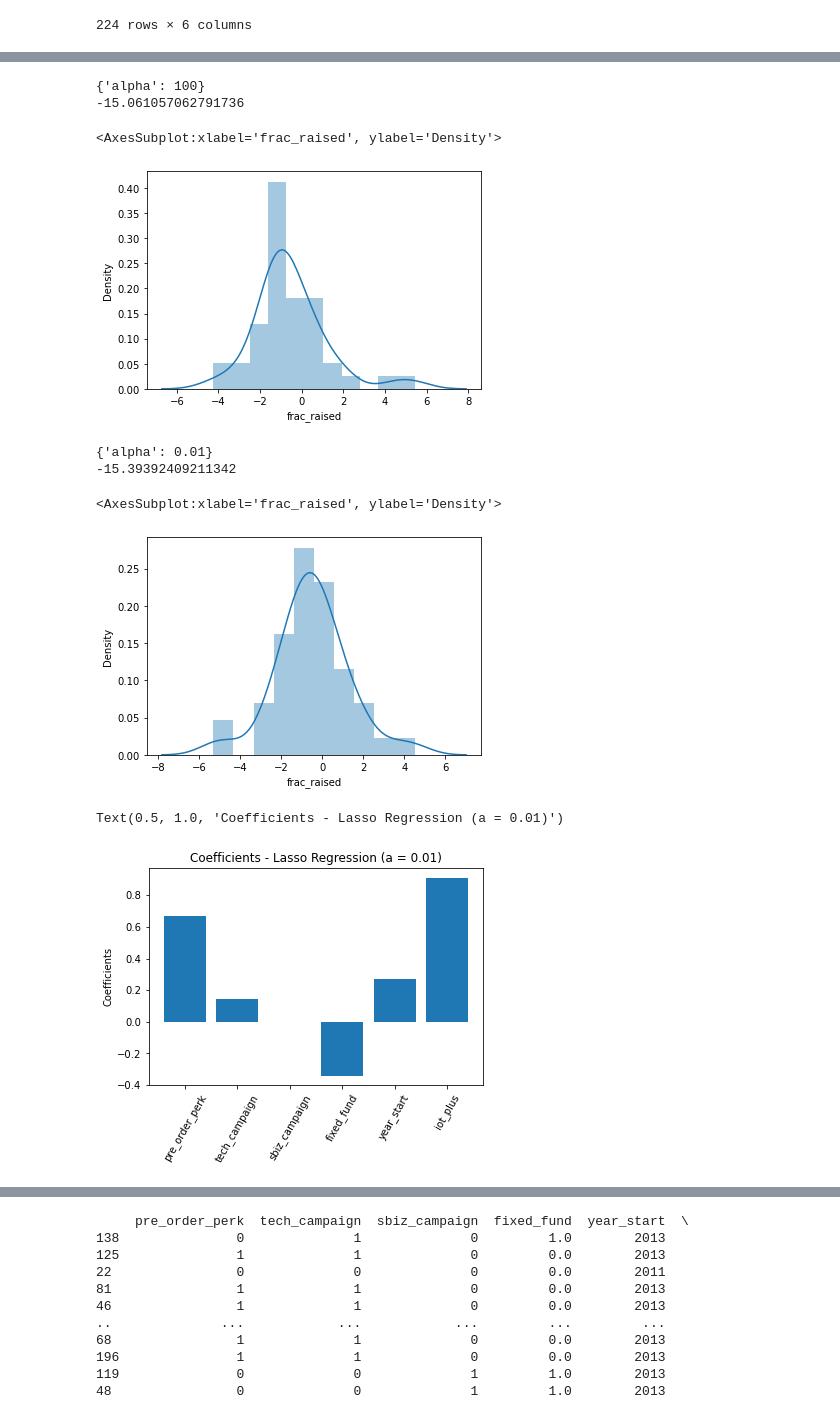
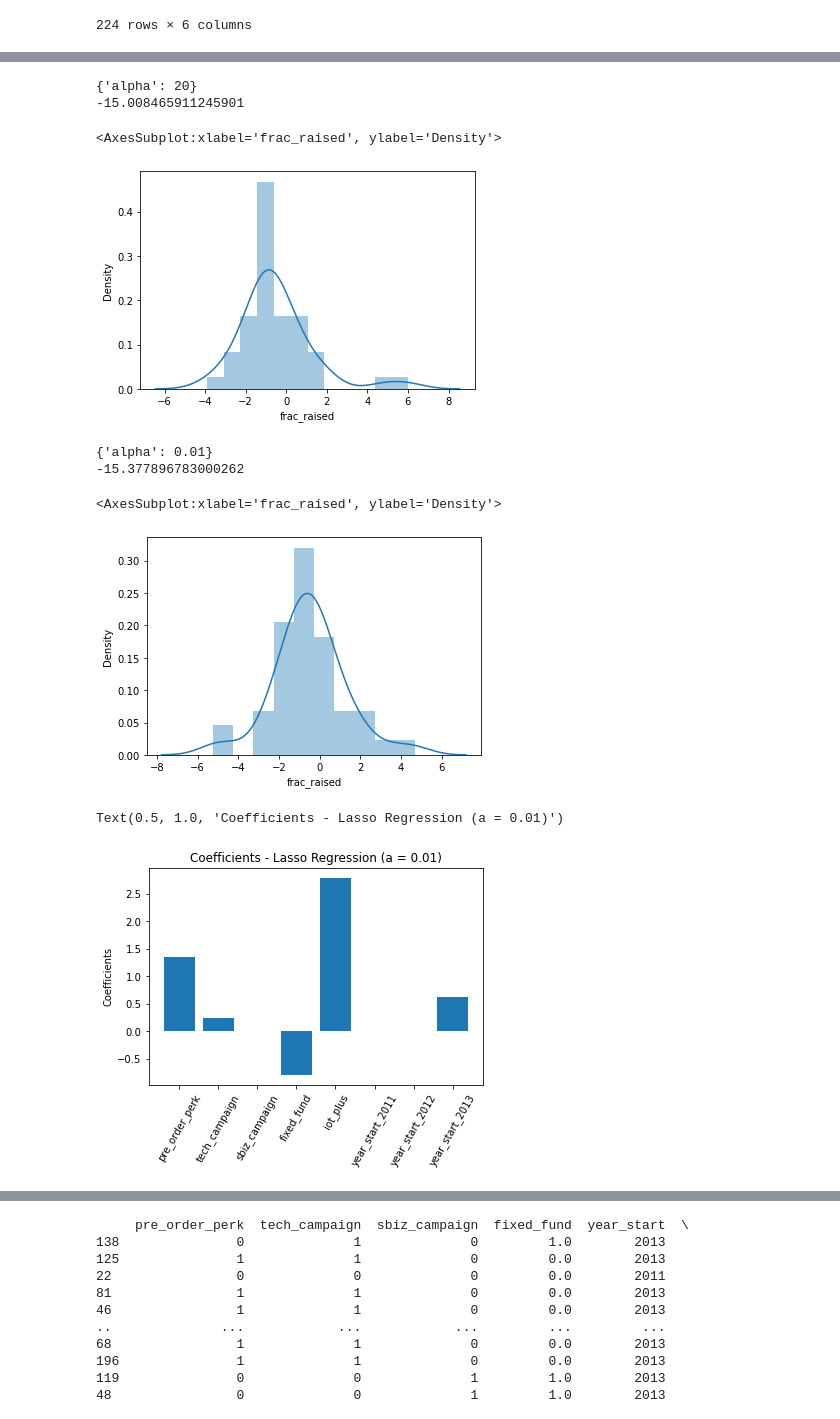
Before and after one commit to justintwoo/Mini-Project-1, a Jupyter notebook: mini_project_2.ipynb, the cells around one changed output, grey strips where cells are left out. Saved outputs shown, nothing was run; the diff lists cells and outputs as text; code cells hidden in the pictures.

```diff
--- a/mini_project_2.ipynb
+++ b/mini_project_2.ipynb
@@ -125,3 +125,6 @@ features
 | 222 | 1 | 1 | 0 | 0.0 | 2013 | 0.0 |
 | 223 | 0 | 0 | 1 | 0.0 | 2013 | 0.0 |
 224 rows × 6 columns
+# %%
+features['year_start']=features['year_start'].astype(str)
+print(features.dtypes)
@@ -128,4 +139,6 @@ features
 # %%
+cat_features = pd.get_dummies(features)
 features.dropna(inplace = True)
-features.dropna(inplace=True)
+target.dropna(inplace=True)
 target = target.reindex_like(cat_features)
+cat_features.describe()
@@ -132,5 +155,5 @@ target = target.reindex_like(cat_features)
 # %%
-X_train, X_test, y_train, y_test = train_test_split(features, target, random_state = 0, test_size = 0.2)
+X_train, X_test, y_train, y_test = train_test_split(cat_features, target, random_state = 0, test_size = 0.2)
 # %%
 scaler = StandardScaler()
 X_train_scaled = scaler.fit_transform(X_train)
@@ -138,43 +161,43 @@ X_test_scaled = scaler.transform(X_test)
 # %%
 # Ridge Regression
 ridge=Ridge()
 parameters={'alpha':[1e-15,1e-10,1e-8,1e-3,1e-2,1,5,10,20,30,35,40,45,50,55,100]}
 ridge_regressor=GridSearchCV(ridge,parameters,scoring='neg_mean_squared_error',cv=5)
-ridge_regressor.fit(X_train_scaled,y_train)
+ridge_regressor.fit(X_train,y_train)
 
 print(ridge_regressor.best_params_)
 print(ridge_regressor.best_score_)
 
-prediction_ridge=ridge_regressor.predict(X_test_scaled)
+prediction_ridge=ridge_regressor.predict(X_test)
 sns.distplot(y_test-prediction_ridge)
 # %% [output]
-{'alpha': 100}
--15.061057062791736
+{'alpha': 20}
+-15.008465911245901
 <AxesSubplot:xlabel='frac_raised', ylabel='Density'>
-[figure, old version]
+[figure, new version]
 # %%
 # Lasso Regression
 lasso=Lasso()
 parameters={'alpha':[0.0001,0.001,0.01,1,5,10,20,30,35,40,45,50,55,100]}
 lasso_regressor=GridSearchCV(lasso,parameters,scoring='neg_mean_squared_error',cv=5)
 
-lasso_regressor.fit(X_train_scaled,y_train)
+lasso_regressor.fit(X_train,y_train)
 print(lasso_regressor.best_params_)
 print(lasso_regressor.best_score_)
 
-prediction_lasso=lasso_regressor.predict(X_test_scaled)
+prediction_lasso=lasso_regressor.predict(X_test)
 
 
 sns.distplot(y_test-prediction_lasso)
 # %% [output]
 {'alpha': 0.01}
--15.39392409211342
+-15.377896783000262
 <AxesSubplot:xlabel='frac_raised', ylabel='Density'>
-[figure, old version]
+[figure, new version]
 # %%
-names = features.columns
+names = cat_features.columns
 lasso = Lasso(alpha=0.01)
-lasso_coef= lasso.fit(X_train_scaled, y_train).coef_
+lasso_coef= lasso.fit(X_train, y_train).coef_
 
 plt.bar(range(len(names)),lasso_coef)
 plt.xticks(range(len(names)),names, rotation=60)
@@ -182,6 +205,6 @@ plt.ylabel("Coefficients")
 plt.title("Coefficients - Lasso Regression (a = 0.01)")
 # %% [output]
 Text(0.5, 1.0, 'Coefficients - Lasso Regression (a = 0.01)')
-[figure, old version]
+[figure, new version]
 # %%
 
```
Also changed, not shown: parts of 3 cells of this notebook.
